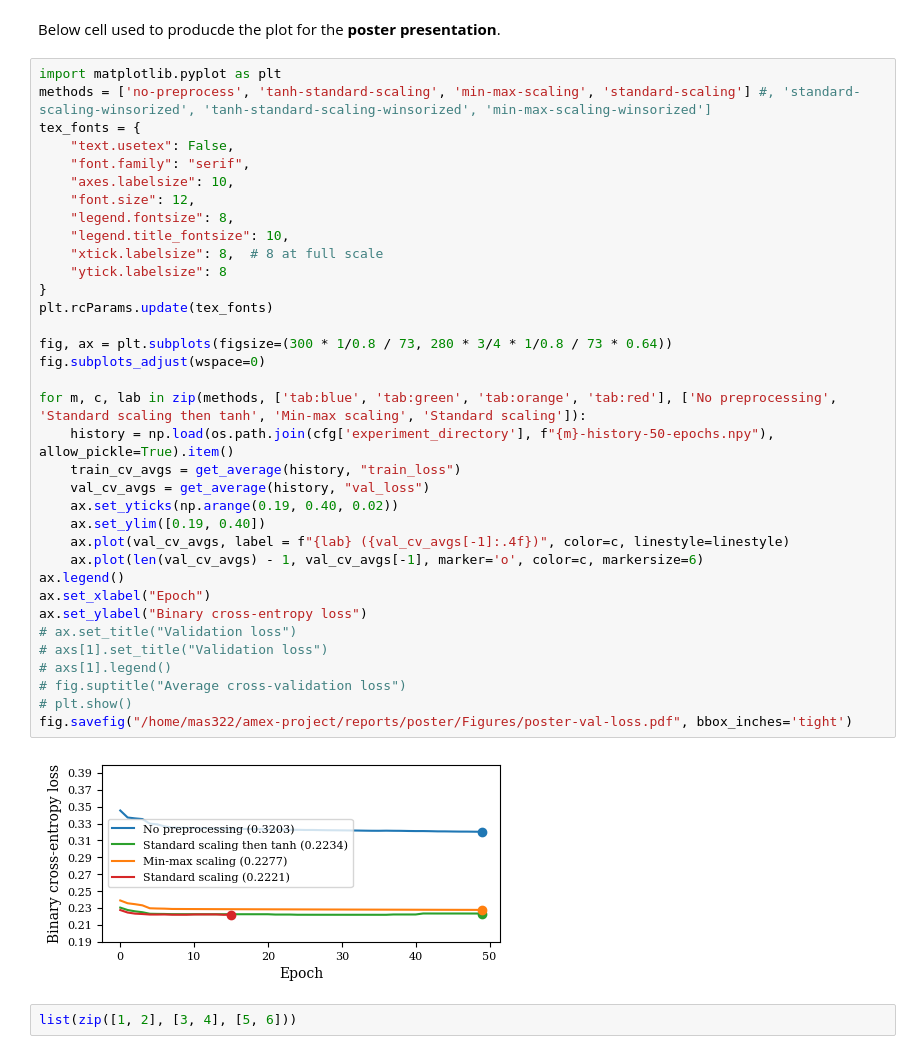
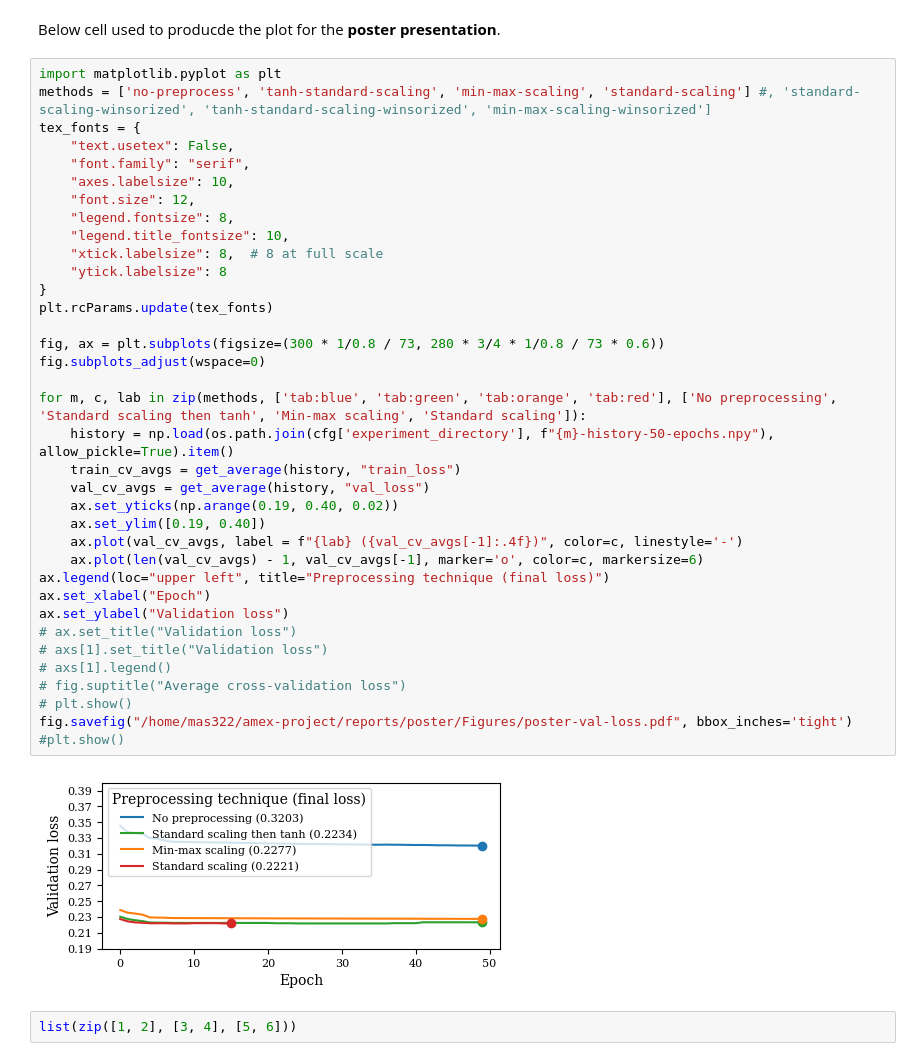
Before and after one commit to marcusGH/edain_paper, a Jupyter notebook: notebooks/static_preprocessing_classes.ipynb, the cells around one changed output. Saved outputs shown, nothing was run; the diff lists cells and outputs as text.

```diff
--- a/notebooks/static_preprocessing_classes.ipynb
+++ b/notebooks/static_preprocessing_classes.ipynb
@@ -319,38 +319,39 @@ import matplotlib.pyplot as plt
 methods = ['no-preprocess', 'tanh-standard-scaling', 'min-max-scaling', 'standard-scaling'] #, 'standard-scaling-winsorized', 'tanh-standard-scaling-winsorized', 'min-max-scaling-winsorized']
 tex_fonts = {
     "text.usetex": False,
     "font.family": "serif",
     "axes.labelsize": 10,
     "font.size": 12,
     "legend.fontsize": 8,
     "legend.title_fontsize": 10,
     "xtick.labelsize": 8,  # 8 at full scale
     "ytick.labelsize": 8
 }
 plt.rcParams.update(tex_fonts)
 
-fig, ax = plt.subplots(figsize=(300 * 1/0.8 / 73, 280 * 3/4 * 1/0.8 / 73 * 0.64))
+fig, ax = plt.subplots(figsize=(300 * 1/0.8 / 73, 280 * 3/4 * 1/0.8 / 73 * 0.6))
 fig.subplots_adjust(wspace=0)
 
 for m, c, lab in zip(methods, ['tab:blue', 'tab:green', 'tab:orange', 'tab:red'], ['No preprocessing', 'Standard scaling then tanh', 'Min-max scaling', 'Standard scaling']):
     history = np.load(os.path.join(cfg['experiment_directory'], f"{m}-history-50-epochs.npy"), allow_pickle=True).item()
     train_cv_avgs = get_average(history, "train_loss")
     val_cv_avgs = get_average(history, "val_loss")
     ax.set_yticks(np.arange(0.19, 0.40, 0.02))
     ax.set_ylim([0.19, 0.40])
-    ax.plot(val_cv_avgs, label = f"{lab} ({val_cv_avgs[-1]:.4f})", color=c, linestyle=linestyle)
+    ax.plot(val_cv_avgs, label = f"{lab} ({val_cv_avgs[-1]:.4f})", color=c, linestyle='-')
     ax.plot(len(val_cv_avgs) - 1, val_cv_avgs[-1], marker='o', color=c, markersize=6)
-ax.legend()
+ax.legend(loc="upper left", title="Preprocessing technique (final loss)")
 ax.set_xlabel("Epoch")
-ax.set_ylabel("Binary cross-entropy loss")
+ax.set_ylabel("Validation loss")
 # ax.set_title("Validation loss")
 # axs[1].set_title("Validation loss")
 # axs[1].legend()
 # fig.suptitle("Average cross-validation loss")
 # plt.show()
 fig.savefig("/home/mas322/amex-project/reports/poster/Figures/poster-val-loss.pdf", bbox_inches='tight')
+#plt.show()
 # %% [output]
-[figure, old version]
+[figure, new version]
 # %%
 list(zip([1, 2], [3, 4], [5, 6]))
 # %% [output]
```
Also changed, not shown: 2 other files.
